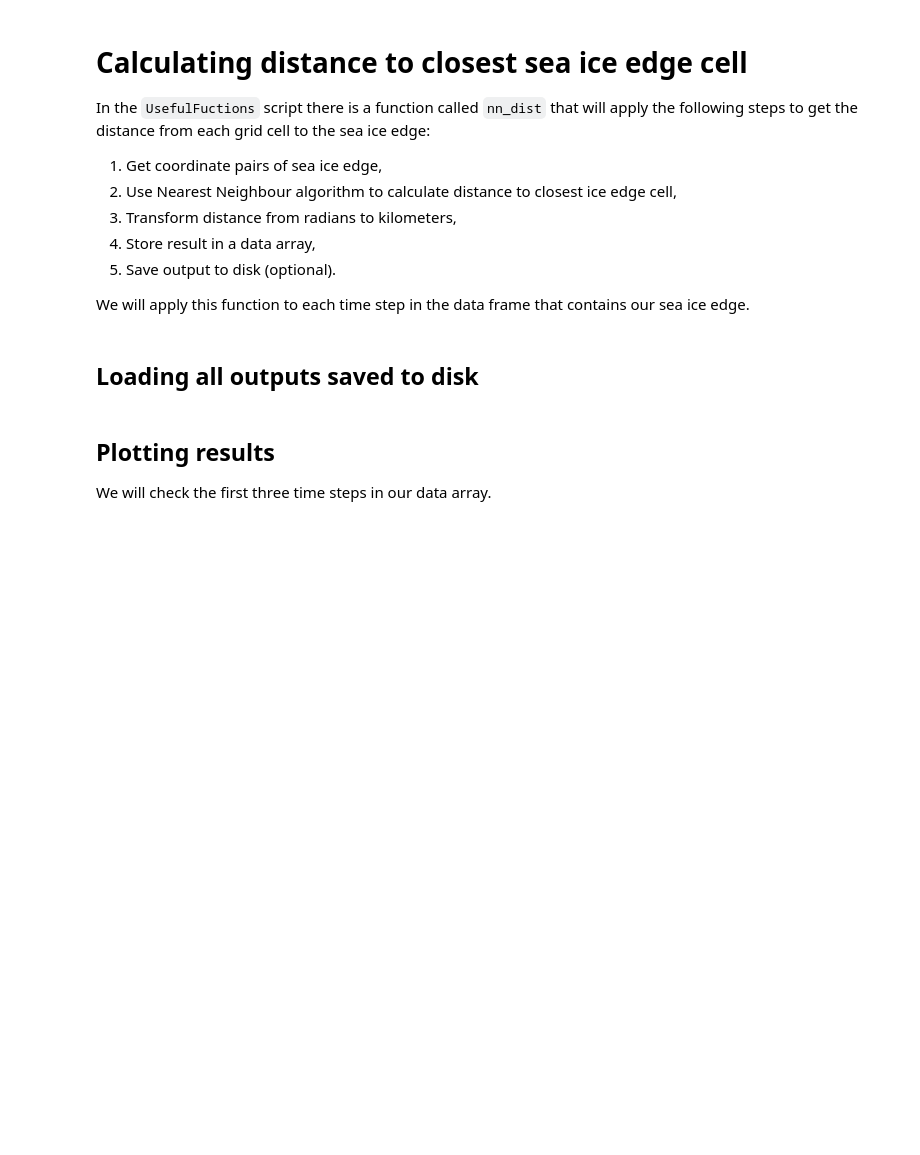
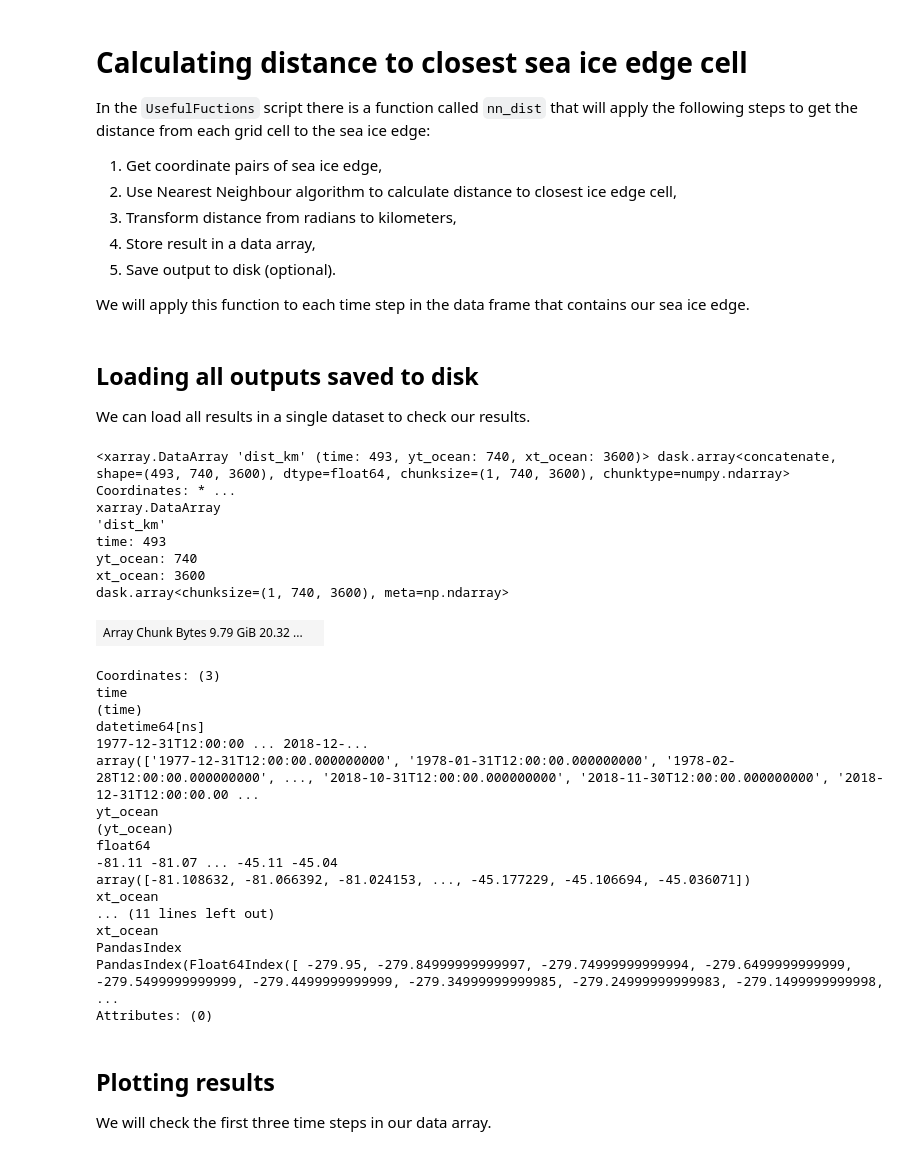
Before and after one commit to lidefi87/Crabeater_Distribution_East_Antarctica, a Jupyter notebook: Scripts/Environmental_Data/Distance_SeaIceEdge.ipynb, the cells around one changed output. Cells and saved outputs as stored; diff of their text form; code cells hidden in the pictures; blank space fills up the shorter version.

```diff
--- a/Scripts/Environmental_Data/Distance_SeaIceEdge.ipynb
+++ b/Scripts/Environmental_Data/Distance_SeaIceEdge.ipynb
@@ -148,8 +148,36 @@ for t in ice_10:
                     file_base = 'Distance_Sea_Ice_Edge')
 # %% [markdown]
 ## Loading all outputs saved to disk
+We can load all results in a single dataset to check our results.
 # %%
-dist_ice_edge = xr.open_mfdataset(os.path.join(varDict['base_folder'], 'monthly', '*.nc')).
+dist_ice_edge = xr.open_mfdataset(os.path.join(varDict['base_folder'], 'monthly', '*.nc')).dist_km
+dist_ice_edge
+# %% [output]
+<xarray.DataArray 'dist_km' (time: 493, yt_ocean: 740, xt_ocean: 3600)> dask.array<concatenate, shape=(493, 740, 3600), dtype=float64, chunksize=(1, 740, 3600), chunktype=numpy.ndarray> Coordinates: * ...
+xarray.DataArray
+'dist_km'
+time: 493
+yt_ocean: 740
+xt_ocean: 3600
+dask.array<chunksize=(1, 740, 3600), meta=np.ndarray>
+| Array Chunk Bytes 9.79 GiB 20.32 ... |  |
+Coordinates: (3)
+time
+(time)
+datetime64[ns]
+1977-12-31T12:00:00 ... 2018-12-...
+array(['1977-12-31T12:00:00.000000000', '1978-01-31T12:00:00.000000000', '1978-02-28T12:00:00.000000000', ..., '2018-10-31T12:00:00.000000000', '2018-11-30T12:00:00.000000000', '2018-12-31T12:00:00.00 ...
+yt_ocean
+(yt_ocean)
+float64
+-81.11 -81.07 ... -45.11 -45.04
+array([-81.108632, -81.066392, -81.024153, ..., -45.177229, -45.106694, -45.036071])
+xt_ocean
+... (11 lines left out)
+xt_ocean
+PandasIndex
+PandasIndex(Float64Index([ -279.95, -279.84999999999997, -279.74999999999994, -279.6499999999999, -279.5499999999999, -279.4499999999999, -279.34999999999985, -279.24999999999983, -279.1499999999998,  ...
+Attributes: (0)
 # %% [markdown]
 ## Plotting results
 We will check the first three time steps in our data array.
```
Also changed, not shown: parts of 6 cells of this notebook.
